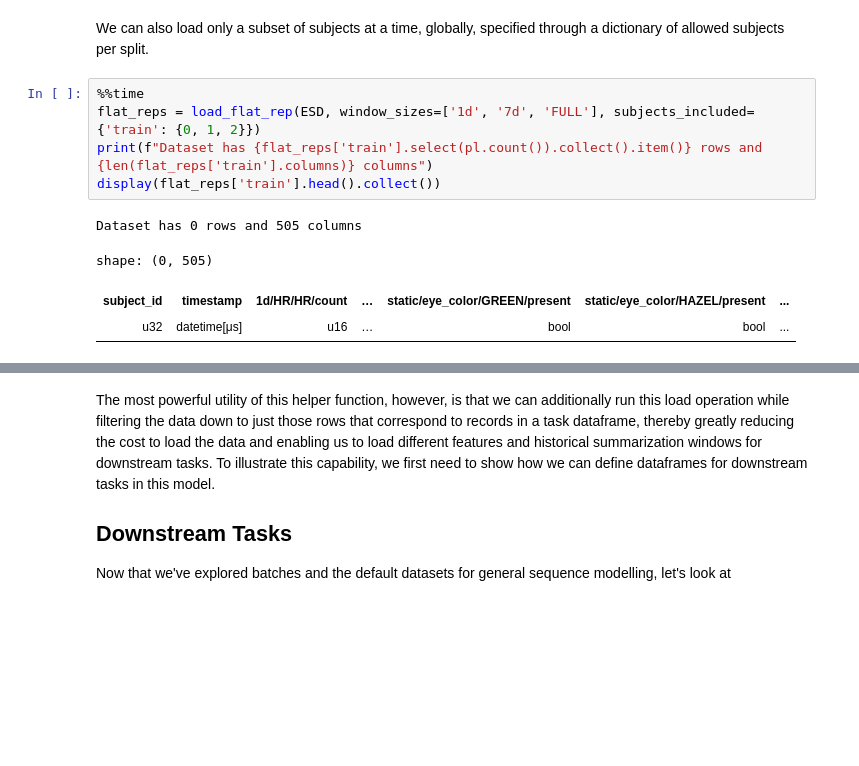
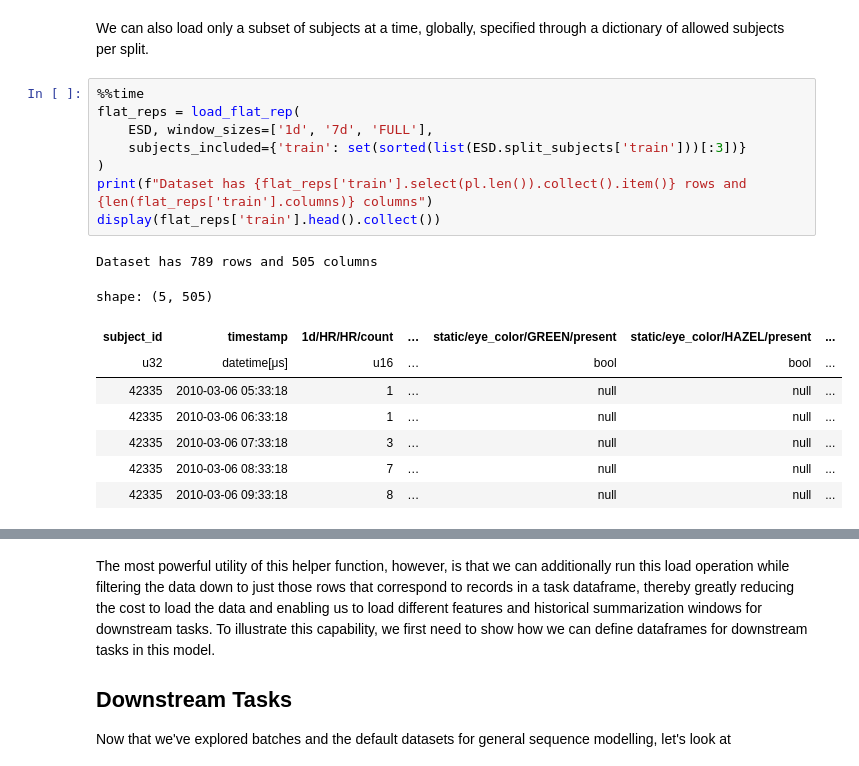
Before and after one commit to mmcdermott/EventStreamGPT, a Jupyter notebook: sample_data/examine_synthetic_data.ipynb, the cells around one changed output, grey strips where cells are left out. Cells and saved outputs as stored; diff of their text form; blank space fills up the shorter version.

Commit message:
Updated notebook to fix error when no subjects are in valid set.

```diff
--- a/sample_data/examine_synthetic_data.ipynb
+++ b/sample_data/examine_synthetic_data.ipynb
@@ -1260,11 +1260,19 @@ Errored out with error Missing files! Needs measurements: False; Needs features:
 We can also load only a subset of subjects at a time, globally, specified through a dictionary of allowed subjects per split.
 # %%
 %%time
-flat_reps = load_flat_rep(ESD, window_sizes=['1d', '7d', 'FULL'], subjects_included={'train': {0, 1, 2}})
-print(f"Dataset has {flat_reps['train'].select(pl.count()).collect().item()} rows and {len(flat_reps['train'].columns)} columns")
+flat_reps = load_flat_rep(
+    ESD, window_sizes=['1d', '7d', 'FULL'],
+    subjects_included={'train': set(sorted(list(ESD.split_subjects['train']))[:3])}
+)
+print(f"Dataset has {flat_reps['train'].select(pl.len()).collect().item()} rows and {len(flat_reps['train'].columns)} columns")
 display(flat_reps['train'].head().collect())
 # %% [output]
-Dataset has 0 rows and 505 columns
+Dataset has 789 rows and 505 columns
-shape: (0, 505)
+shape: (5, 505)
 | subject_id | timestamp | 1d/HR/HR/count | … | static/eye_color/GREEN/present | static/eye_color/HAZEL/present | ... |
 | u32 | datetime[μs] | u16 | … | bool | bool | ... |
+| 42335 | 2010-03-06 05:33:18 | 1 | … | null | null | ... |
+| 42335 | 2010-03-06 06:33:18 | 1 | … | null | null | ... |
+| 42335 | 2010-03-06 07:33:18 | 3 | … | null | null | ... |
+| 42335 | 2010-03-06 08:33:18 | 7 | … | null | null | ... |
+| 42335 | 2010-03-06 09:33:18 | 8 | … | null | null | ... |
```
Also changed, not shown: parts of 44 cells of this notebook, 1 other file.
